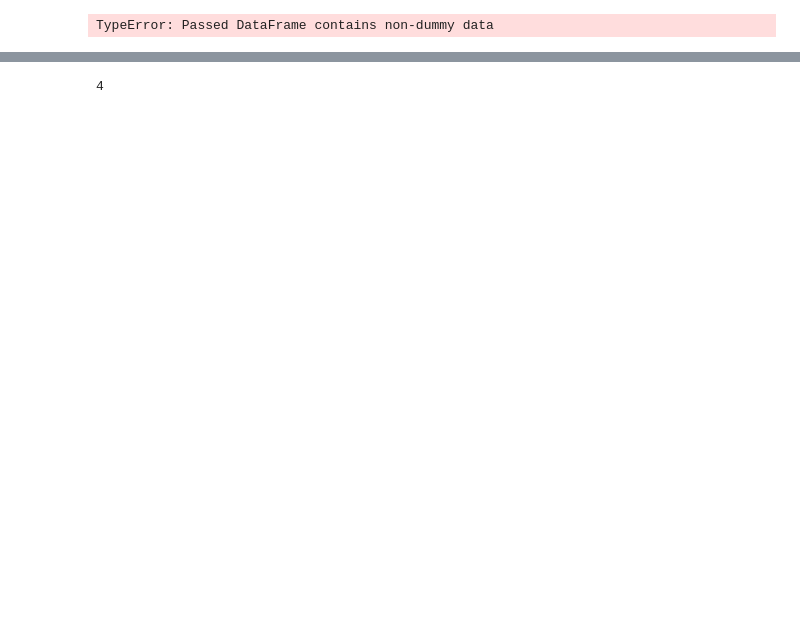
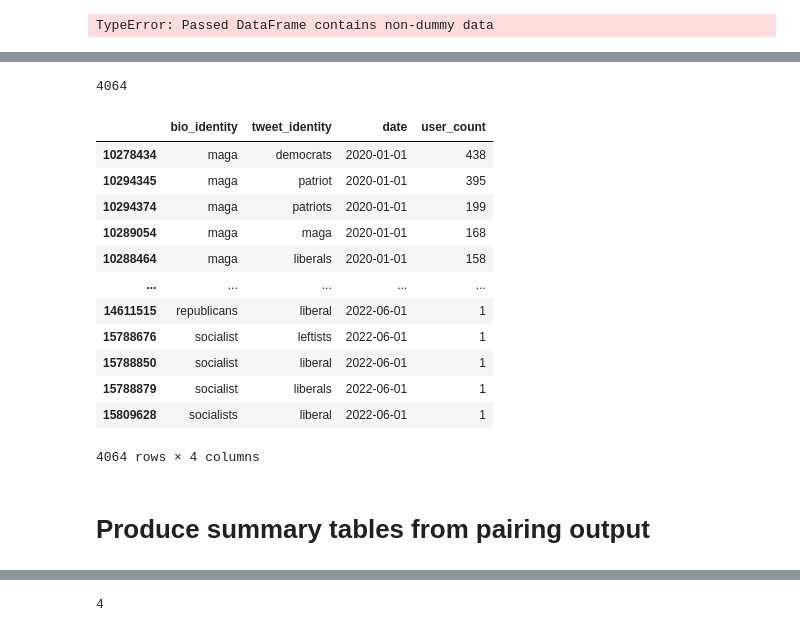
Before and after one commit to michaelmilleryoder/covid_identities, a Jupyter notebook: jupyter/bios_tweets_identities.ipynb, the cells around one changed output, grey strips where cells are left out. Cells and saved outputs as stored; diff of their text form; code cells hidden in the pictures; blank space fills up the shorter version.

```diff
--- a/jupyter/bios_tweets_identities.ipynb
+++ b/jupyter/bios_tweets_identities.ipynb
@@ -63,0 +64,5 @@ len(term_categories)
+# %%
+right = ['maga', 'patriot', 'patriots', 'republican', 'republicans', 'conservative', 'conservatives']
+left = ['liberal', 'liberals', 'democrat', 'democrats', 'socialist', 'socialists', 'leftist', 'leftists']
+pol_terms = right + left
+len(pol_terms)
@@ -63,0 +71,6 @@ len(term_categories)
+# %%
+# Load from pickle
+import pandas as pd
+gped = pd.read_pickle('../tmp/bio_tweet_identities_monthly.pkl')
+gped = gped.sort_values(['date', 'user_count'], ascending=[True, False])
+gped.info()
@@ -63,0 +89,22 @@ len(term_categories)
+# %%
+matches = gped[(gped['bio_identity'].isin(pol_terms)) & gped['tweet_identity'].isin(pol_terms)]
+len(matches)
+# %% [output]
+4064
+# %%
+matches = matches.sort_values(['date', 'user_count'], ascending=[True, False])
+matches
+# %% [output]
+|  | bio_identity | tweet_identity | date | user_count |
+| 10278434 | maga | democrats | 2020-01-01 | 438 |
+| 10294345 | maga | patriot | 2020-01-01 | 395 |
+| 10294374 | maga | patriots | 2020-01-01 | 199 |
+| 10289054 | maga | maga | 2020-01-01 | 168 |
+| 10288464 | maga | liberals | 2020-01-01 | 158 |
+| ... | ... | ... | ... | ... |
+| 14611515 | republicans | liberal | 2022-06-01 | 1 |
+| 15788676 | socialist | leftists | 2022-06-01 | 1 |
+| 15788850 | socialist | liberal | 2022-06-01 | 1 |
+| 15788879 | socialist | liberals | 2022-06-01 | 1 |
+| 15809628 | socialists | liberal | 2022-06-01 | 1 |
+4064 rows × 4 columns
@@ -64,2 +120,4 @@ len(term_categories)
+# %% [markdown]
+# Produce summary tables from pairing output
 # %%
 import pandas as pd
```
Also changed, not shown: parts of 13 cells of this notebook, 3 other files.
